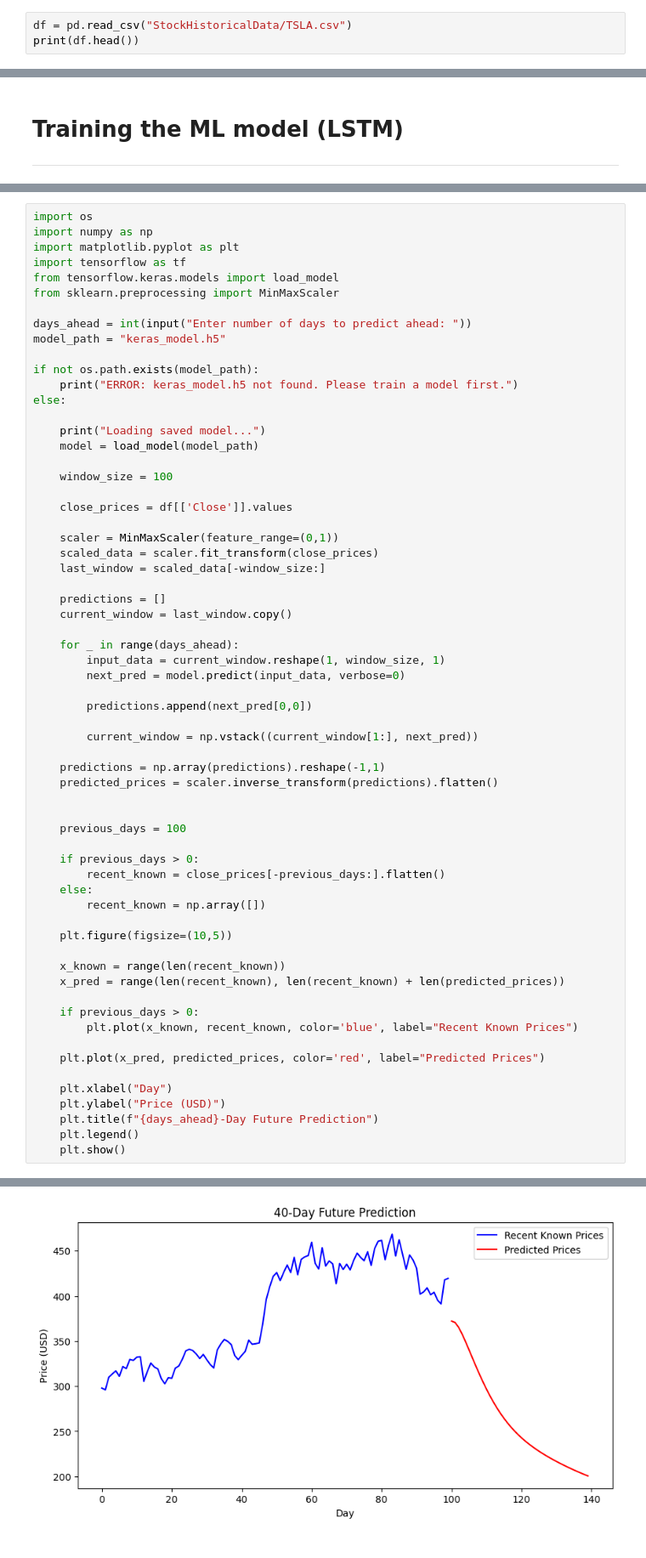
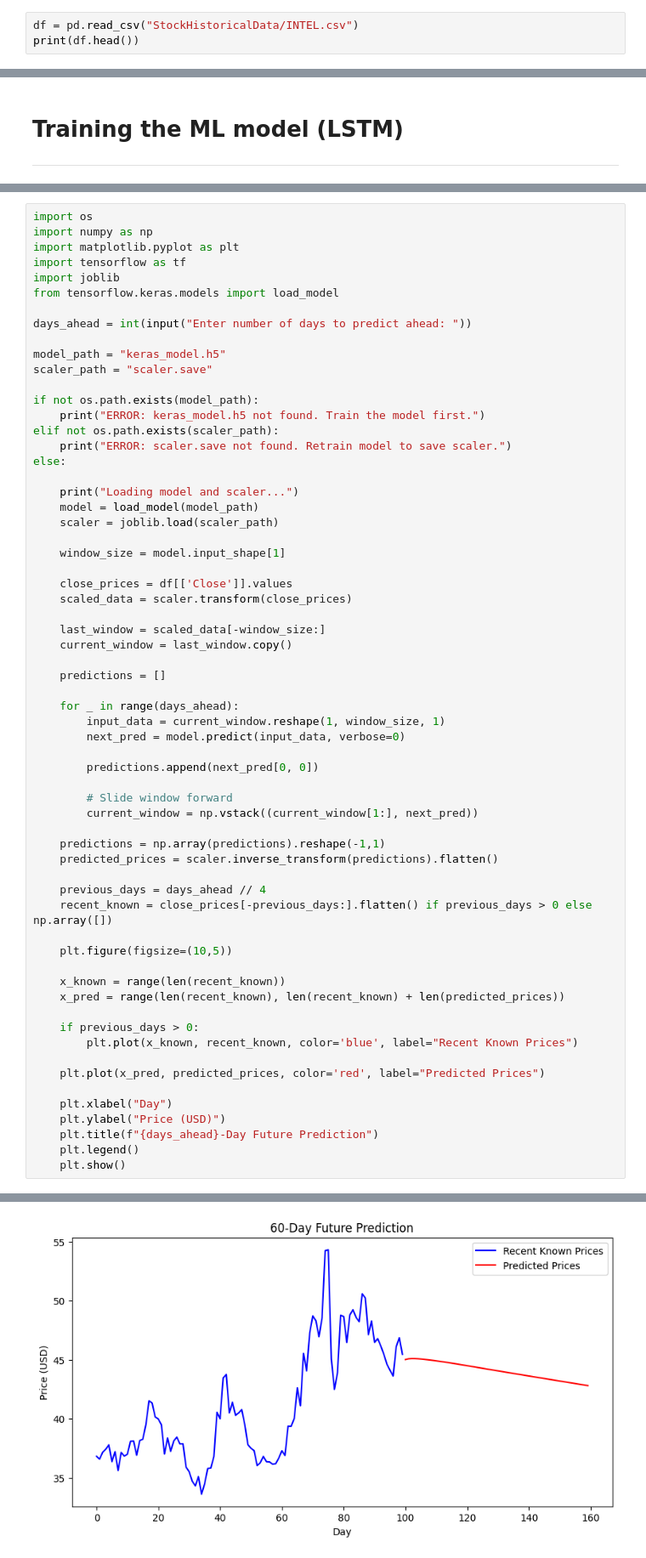
Before and after one commit to TheErickLiu/ACECoding_ML, a Jupyter notebook: LSTM_model.ipynb, the cells around one changed output, grey strips where cells are left out. Shown at 85% size. Drawn from its saved outputs; the diff is of its cells as text.

```diff
--- a/LSTM_model.ipynb
+++ b/LSTM_model.ipynb
@@ -41,6 +41,6 @@ FloatSlider(value=0.8, continuous_update=False, description='Train Split:', max=
 
 ---
 # %%
-df = pd.read_csv("StockHistoricalData/TSLA.csv")
+df = pd.read_csv("StockHistoricalData/INTEL.csv")
 print(df.head())
 # %% [output]
@@ -390,65 +393,65 @@ import os
 import numpy as np
 import matplotlib.pyplot as plt
 import tensorflow as tf
+import joblib
 from tensorflow.keras.models import load_model
-from sklearn.preprocessing import MinMaxScaler
 
 days_ahead = int(input("Enter number of days to predict ahead: "))
+
 model_path = "keras_model.h5"
+scaler_path = "scaler.save"
 
 if not os.path.exists(model_path):
-    print("ERROR: keras_model.h5 not found. Please train a model first.")
+    print("ERROR: keras_model.h5 not found. Train the model first.")
+elif not os.path.exists(scaler_path):
+    print("ERROR: scaler.save not found. Retrain model to save scaler.")
 else:
 
-    print("Loading saved model...")
+    print("Loading model and scaler...")
     model = load_model(model_path)
+    scaler = joblib.load(scaler_path)
 
-    window_size = 100
+    window_size = model.input_shape[1]
 
     close_prices = df[['Close']].values
+    scaled_data = scaler.transform(close_prices)
 
-    scaler = MinMaxScaler(feature_range=(0,1))
-    scaled_data = scaler.fit_transform(close_prices)
     last_window = scaled_data[-window_size:]
+    current_window = last_window.copy()
 
     predictions = []
-    current_window = last_window.copy()
 
     for _ in range(days_ahead):
         input_data = current_window.reshape(1, window_size, 1)
         next_pred = model.predict(input_data, verbose=0)
 
-        predictions.append(next_pred[0,0])
+        predictions.append(next_pred[0, 0])
 
+        # Slide window forward
         current_window = np.vstack((current_window[1:], next_pred))
 
     predictions = np.array(predictions).reshape(-1,1)
     predicted_prices = scaler.inverse_transform(predictions).flatten()
 
-
-    previous_days = 100
-
-    if previous_days > 0:
-        recent_known = close_prices[-previous_days:].flatten()
-    else:
-        recent_known = np.array([])
+    previous_days = days_ahead // 4
+    recent_known = close_prices[-previous_days:].flatten() if previous_days > 0 else np.array([])
 
     plt.figure(figsize=(10,5))
 
     x_known = range(len(recent_known))
     x_pred = range(len(recent_known), len(recent_known) + len(predicted_prices))
 
     if previous_days > 0:
         plt.plot(x_known, recent_known, color='blue', label="Recent Known Prices")
 
     plt.plot(x_pred, predicted_prices, color='red', label="Predicted Prices")
 
     plt.xlabel("Day")
     plt.ylabel("Price (USD)")
     plt.title(f"{days_ahead}-Day Future Prediction")
     plt.legend()
     plt.show()
 # %% [output]
 WARNING:absl:Compiled the loaded model, but the compiled metrics have yet to be built. `model.compile_metrics` will be empty until you train or evaluate the model.
 Loading saved model...
-[figure, old version]
+[figure, new version]
```
Also changed, not shown: parts of 14 cells of this notebook, 4 other files.
